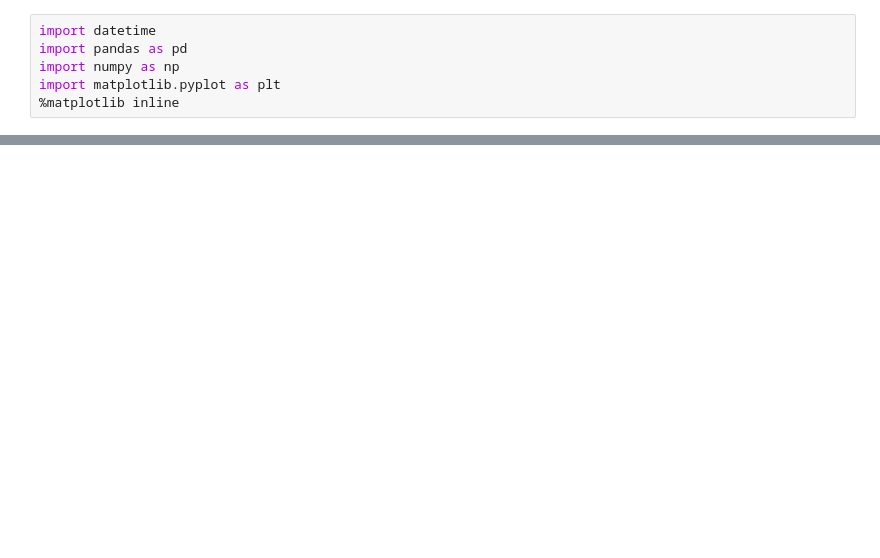
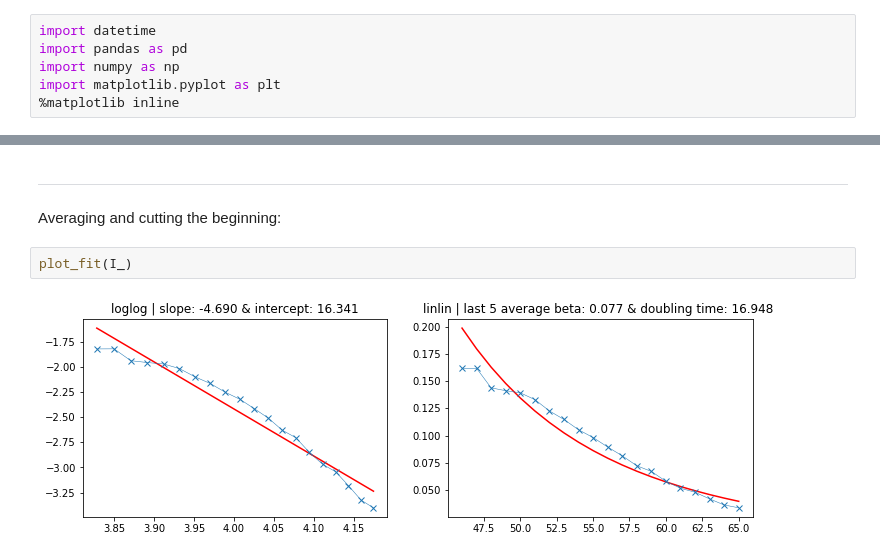
Before and after one commit to facebookresearch/covid19_spread, a Jupyter notebook: sir_variations/beta_stats.ipynb, the cells around one changed output, grey strips where cells are left out. Cells and saved outputs as stored; diff of their text form; blank space fills up the shorter version.

```diff
--- a/sir_variations/beta_stats.ipynb
+++ b/sir_variations/beta_stats.ipynb
@@ -255,0 +142,7 @@ for i, c in enumerate(countries):
+# %% [markdown]
+---
+Averaging and cutting the beginning:
+# %%
+plot_fit(I_)
+# %% [output]
+[figure, added]
```
Also changed, not shown: parts of 31 cells of this notebook.
